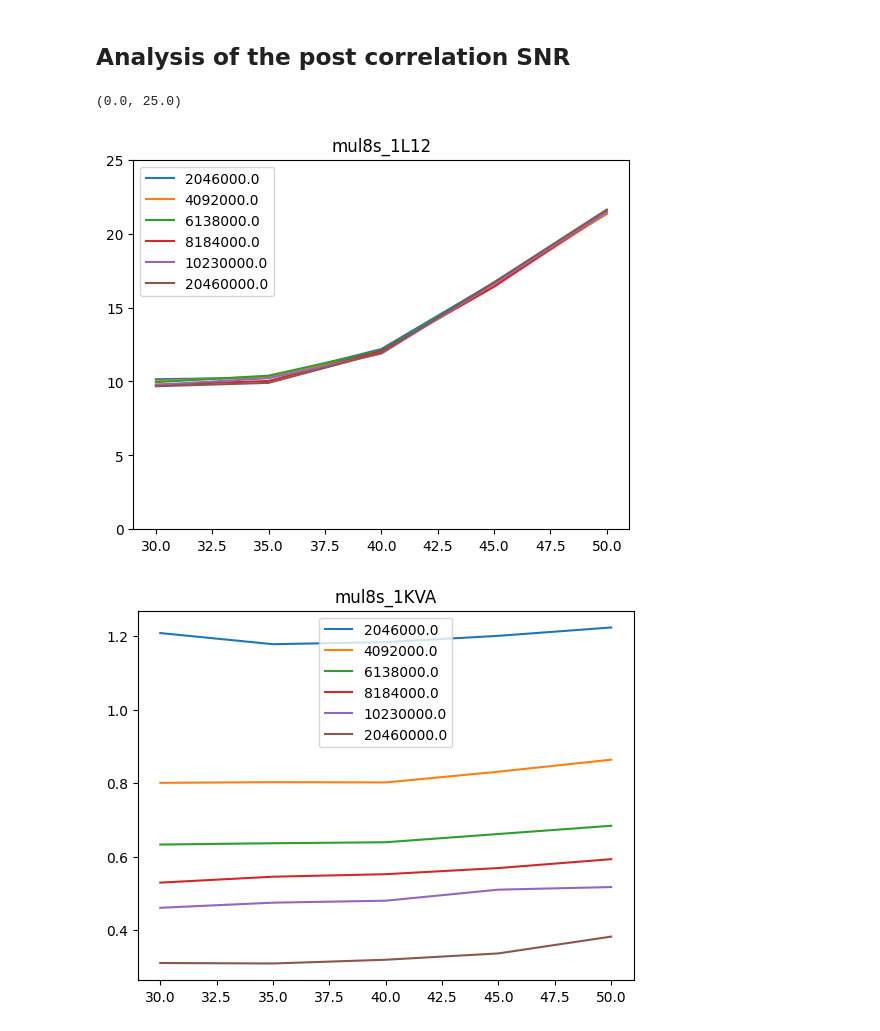
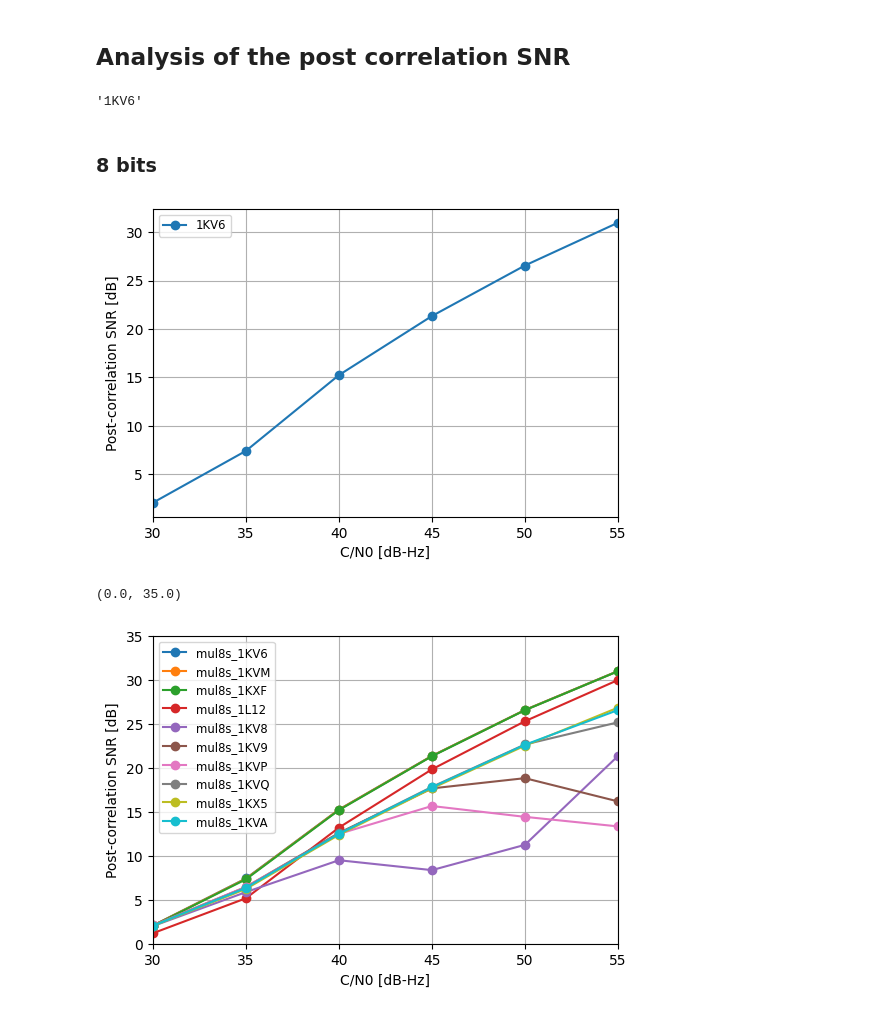
Before and after one commit to agrenier-gnss/axcgnss, a Jupyter notebook: Simulations/analysis.ipynb, the cells around one changed output. Drawn from its saved outputs; the diff is of its cells as text; code cells hidden in the pictures.

```diff
--- a/Simulations/analysis.ipynb
+++ b/Simulations/analysis.ipynb
@@ -14,6 +14,7 @@ import axcgnss as axg
 # %%
 # Load results
 folder_path = './.results/'
+folder_path = './results_1000MC/results/'
 df_results = pd.DataFrame()
 for file in os.listdir(folder_path):
     if file.endswith(".pkl"):
@@ -57,15 +91,26 @@ axg.plotCoherentCorrelation(df, axc_mult, 15)
 # %% [markdown]
 ## Analysis of the post correlation SNR
 # %%
-cn0_range = range(30, 55, 5)
+cn0_range = range(30, 60, 5)
+# %%
+import re
+re.sub('mul\d+s_', '', 'mul16s_1KV6')
+# %% [output]
+'1KV6'
+# %% [markdown]
+### 8 bits
 # %%
-axg.plotPostCorrelationSNRPerFrequency(df_results, 'mul8s_1L12', cn0_range, np.array([2,4,6,8,10,20]) * axg.GPS_L1CA_CODE_FREQ, 8)
-plt.ylim(0, 25)
+axg.plotPostCorrelationSNRPerFrequency(df_results,
+                                       ['mul8s_1KV6'],
+                                       cn0_range, np.array([2,4,6,8,10,20]) * axg.GPS_L1CA_CODE_FREQ, 8)
+#plt.ylim(0, 35)
 # %% [output]
-(0.0, 25.0)
-[figure, old version]
+[figure, new version]
 # %%
-axg.plotPostCorrelationSNRPerFrequency(df_results, 'mul8s_1KVA', cn0_range, np.array([2,4,6,8,10,20]) * axg.GPS_L1CA_CODE_FREQ, 8)
-#plt.ylim(0, 25)
+axg.plotPostCorrelationSNRPerFrequency(df_results,
+                                       list(axg.EAL_MULTIPLIERS_8BIT_SIGNED.keys()), #['mul8s_1L12', 'mul8s_1KVA', 'mul8s_1KV6'],
+                                       cn0_range, np.array([2,4,6,8,10,20]) * axg.GPS_L1CA_CODE_FREQ, 8)
+plt.ylim(0, 35)
 # %% [output]
+(0.0, 35.0)
-[figure, old version]
+[figure, new version]
```
Also changed, not shown: parts of 20 cells of this notebook, 3 other files.
